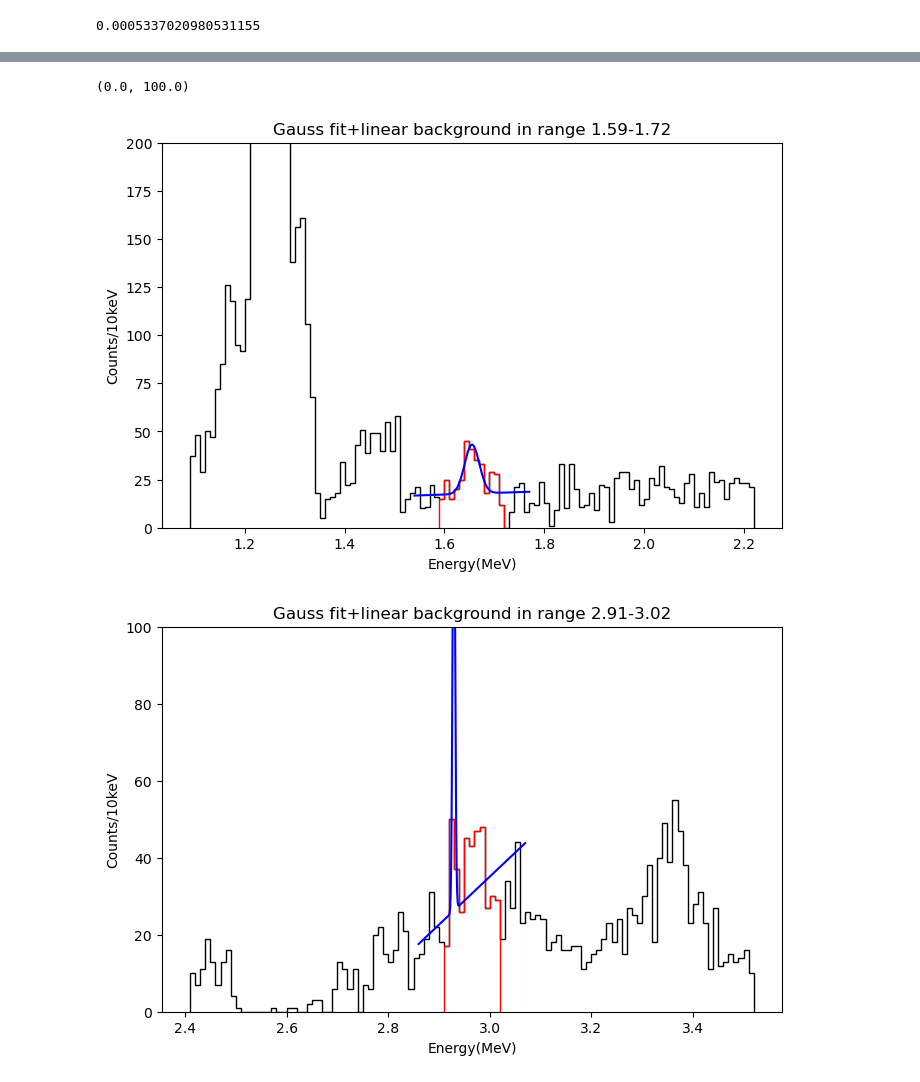
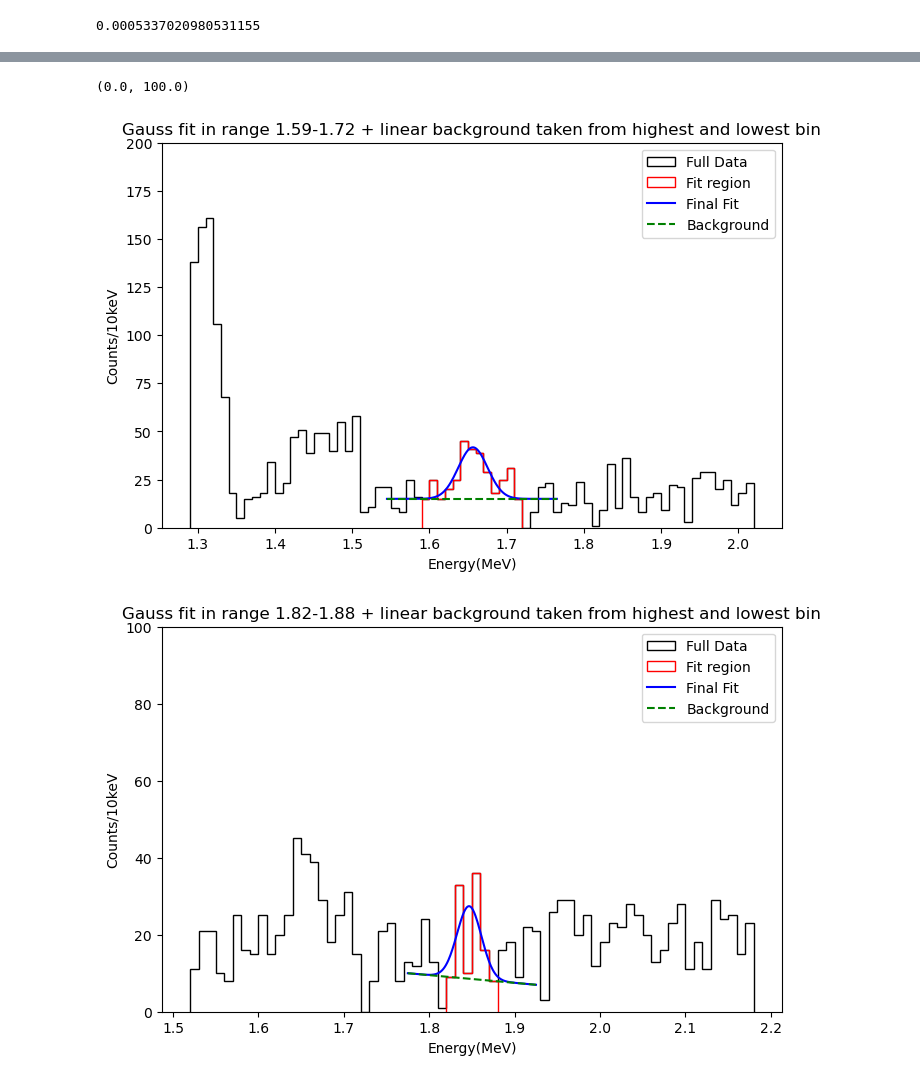
Before and after one commit to phaue/Masters, a Jupyter notebook: analysis/python/PeakEstimation/Fits_id1_sub2p.ipynb, the cells around one changed output, grey strips where cells are left out. Saved outputs shown, nothing was run; the diff lists cells and outputs as text; code cells hidden in the pictures.

```diff
--- a/analysis/python/PeakEstimation/Fits_id1_sub2p.ipynb
+++ b/analysis/python/PeakEstimation/Fits_id1_sub2p.ipynb
@@ -35,13 +35,17 @@ E2p = np.array([])
 for batch in uproot.iterate(twop_files, expressions=["E"],
                             cut="(id==1)"):
     E2p=np.append(E2p, ak.flatten(batch.E))
-bins = np.arange(1000, 9000+10, 10)
+bins = np.arange(500, 9000+10, 10)
 counts_E2, _ = np.histogram(E2, bins=bins)
 counts_E2p, _ = np.histogram(E2p, bins=bins)
 
 Es = counts_E2 - scale * counts_E2p
 Es = np.maximum(Es, 0)
-E = np.repeat((bins[:-1] + 0.5 * (bins[1] - bins[0])),np.asarray(Es).astype(int))
+errors_Es = np.sqrt(counts_E2p + (scale**2) * counts_E2)
+bin_centers = bins[:-1] + 0.5 * (bins[1] - bins[0])
+
+E = np.repeat(bin_centers,np.asarray(Es).astype(int))
+E_errors = np.repeat(bin_centers,np.asarray(errors_Es).astype(int))
 # %%
 
 def cal_error(energy):
@@ -253,7 +257,7 @@ def FinalErr(N, uncertainty_N, N_frac, uncertainty_N_frac,
     return final_error
 
 
-def fixedlin_fit(E, x_low, x_up, gamma=0, quiet=False, yscale='log', deps = (None,None)):
+def fixedlin_fit(E, x_low, x_up, gamma=0, E_err=E_errors, quiet=False, yscale='log', deps = (None,None)):
 
     mean_fEdep = 0; mean_bEdep = 0
     if deps[0] is not None and deps[1] is not None:
@@ -266,7 +270,6 @@ def fixedlin_fit(E, x_low, x_up, gamma=0, quiet=False, yscale='log', deps = (Non
     ys, xs = np.histogram(E/1e3, bins=np.arange(x_low, x_up+bw,bw))
     xs = np.array(xs[:-1])+bw/2
     ys = np.array(ys)
-
     x_bg = np.concatenate((xs[:1], xs[-1:]))
     y_bg = np.concatenate((ys[:1], ys[-1:]))
 
@@ -283,10 +286,10 @@ def fixedlin_fit(E, x_low, x_up, gamma=0, quiet=False, yscale='log', deps = (Non
     upper_bounds_final = [np.inf, xs[-1], np.inf]
     bounds_final = (lower_bounds_final, upper_bounds_final)
 
-    errors = np.sqrt(ys)
-    errors[ys == 0] = np.inf
+    errors, _ = np.histogram(E_err/1e3, bins=np.arange(x_low, x_up+bw,bw))
+    errors[errors == 0] = 1
+    popt_final, pcov_final = curve_fit(func_fixed_bg,xs,ys,p0=p0_final,sigma=errors,bounds=bounds_final)
 
-    popt_final, pcov_final = curve_fit(func_fixed_bg,xs,ys,p0=p0_final,sigma=errors,bounds=bounds_final)
 
 
     y_fit = func_fixed_bg(xs, *popt_final)
@@ -342,7 +345,7 @@ def fixedlin_fit(E, x_low, x_up, gamma=0, quiet=False, yscale='log', deps = (Non
             print("Some default value for the error is used due to errors lying in spurious zones")
             calerr = bw
 
-    error = np.sqrt(var_mean+calerr**2+difference_in_method_error**2)
+    error = np.sqrt(abs(var_mean)+calerr**2+difference_in_method_error**2)
     #if np.sqrt(var_mean)<cal_error(mean*1e3):
     #    mean_err = cal_error(mean*1e3)
     #else:
@@ -353,13 +356,13 @@ def fixedlin_fit(E, x_low, x_up, gamma=0, quiet=False, yscale='log', deps = (Non
         truepeak = mean/frac+psep
         truepeak_err = np.sqrt((error / frac)**2 + (mean * frac_err / frac**2)**2 + psep_err**2)
     elif gamma==1:
-        truepeak = mean/frac+psep+0.332
+        truepeak = mean/frac+psep+0.33191
         truepeak_err = np.sqrt((error / frac)**2 + (mean * frac_err / frac**2)**2 + psep_err**2)
     elif gamma==2:
-        truepeak = mean/frac+psep+0.332+1.384
+        truepeak = mean/frac+psep+0.33191+1.3841
         truepeak_err = np.sqrt((error / frac)**2 + (mean * frac_err / frac**2)**2 + psep_err**2)
     elif gamma==3:
-        truepeak = mean/frac+psep+0.332+1.384+1.113
+        truepeak = mean/frac+psep+0.33191+1.3841+1.113
         truepeak_err = np.sqrt((error / frac)**2 + (mean * frac_err / frac**2)**2 + psep_err**2)
     else:
         raise ValueError(f"Invalid value for gamma: {gamma}. Expected 0, 1, 2, or 3.")
@@ -405,7 +408,7 @@ def fixedlin_fit(E, x_low, x_up, gamma=0, quiet=False, yscale='log', deps = (Non
 
     return results
 
-def standard_fit(E, x_low, x_up, a_lowerbound=-np.inf, gamma=0, quiet=False, yscale='log', deps=(None,None)):
+def standard_fit(E, x_low, x_up, a_lowerbound=-np.inf, gamma=0, E_err=E_errors, quiet=False, yscale='log', deps=(None,None)):
     mean_fEdep = 0; mean_bEdep = 0
     if deps[0] is not None and deps[1] is not None:
         Emask = (E/1e3 >= x_low) & (E/1e3 <= x_up)
@@ -427,8 +430,8 @@ def standard_fit(E, x_low, x_up, a_lowerbound=-np.inf, gamma=0, quiet=False, ysc
     lower_bounds = [0, xs[0], 0, a_lowerbound, -np.inf]
     upper_bounds = [np.inf, xs[-1], np.inf, np.inf, np.inf]
     bounds = (lower_bounds, upper_bounds)
-    errors = np.sqrt(ys)
-    errors[ys == 0] = np.inf
+    errors, _ = np.histogram(E_err/1e3, bins=np.arange(x_low, x_up+bw,bw))
+    errors[errors == 0] = 1
     popt, pcov = curve_fit(gausslin,xs,ys,p0=p0,sigma=errors,bounds=bounds,absolute_sigma=True)
 
     y_fit = gausslin(xs, *popt)
@@ -477,7 +480,7 @@ def standard_fit(E, x_low, x_up, a_lowerbound=-np.inf, gamma=0, quiet=False, ysc
             print("Some default value for the error is used due to errors lying in spurious zones")
             calerr = bw
 
-    error = np.sqrt(var_mean+calerr**2+difference_in_method_error**2)
+    error = np.sqrt(abs(var_mean)+calerr**2+difference_in_method_error**2)
     #if np.sqrt(var_mean)<cal_error(mean*1e3):
     #    mean_err = cal_error(mean*1e3)
     #else:
@@ -488,13 +491,13 @@ def standard_fit(E, x_low, x_up, a_lowerbound=-np.inf, gamma=0, quiet=False, ysc
         truepeak = mean/frac+psep
         truepeak_err = np.sqrt((error / frac)**2 + (mean * frac_err / frac**2)**2 + psep_err**2)
     elif gamma==1:
-        truepeak = mean/frac+psep+0.332
+        truepeak = mean/frac+psep+0.33191
         truepeak_err = np.sqrt((error / frac)**2 + (mean * frac_err / frac**2)**2 + psep_err**2)
     elif gamma==2:
-        truepeak = mean/frac+psep+0.332+1.384
+        truepeak = mean/frac+psep+0.33191+1.3841
         truepeak_err = np.sqrt((error / frac)**2 + (mean * frac_err / frac**2)**2 + psep_err**2)
     elif gamma==3:
-        truepeak = mean/frac+psep+0.332+1.384+1.113
+        truepeak = mean/frac+psep+0.33191+1.3841+1.113
         truepeak_err = np.sqrt((error / frac)**2 + (mean * frac_err / frac**2)**2 + psep_err**2)
     else:
         raise ValueError(f"Invalid value for gamma: {gamma}. Expected 0, 1, 2, or 3.")
@@ -591,7 +594,7 @@ Proton energies:            1.313 ± 0.002
 # %%
-main = standard_fit(E, 1.59, 1.72, a_lowerbound=0, gamma=1, quiet=False, yscale='linear')
+main = fixedlin_fit(E, 1.59, 1.72, gamma=1, quiet=False, yscale='linear')
 plt.ylim(0,200)
-main2 = standard_fit(E, 2.91, 3.02, a_lowerbound=0, gamma=2, quiet=False, yscale='linear')
+main2 = fixedlin_fit(E, 1.82, 1.88, gamma=1, quiet=False, yscale='linear')
 plt.ylim(0,100)
 main2c = counter(E, 2.88,3.10, quiet=True, yscale='linear')
 plt.ylim(0,100)
@@ -622,3 +625,3 @@ Total Fitted Counts (Peak+Bg): 412.27 ± 17710856.22
 (0.0, 100.0)
-[figure, old version]
+[figure, new version]
-[figure, old version]
+[figure, new version]
```
Also changed, not shown: parts of 7 cells of this notebook, 15 other files.
